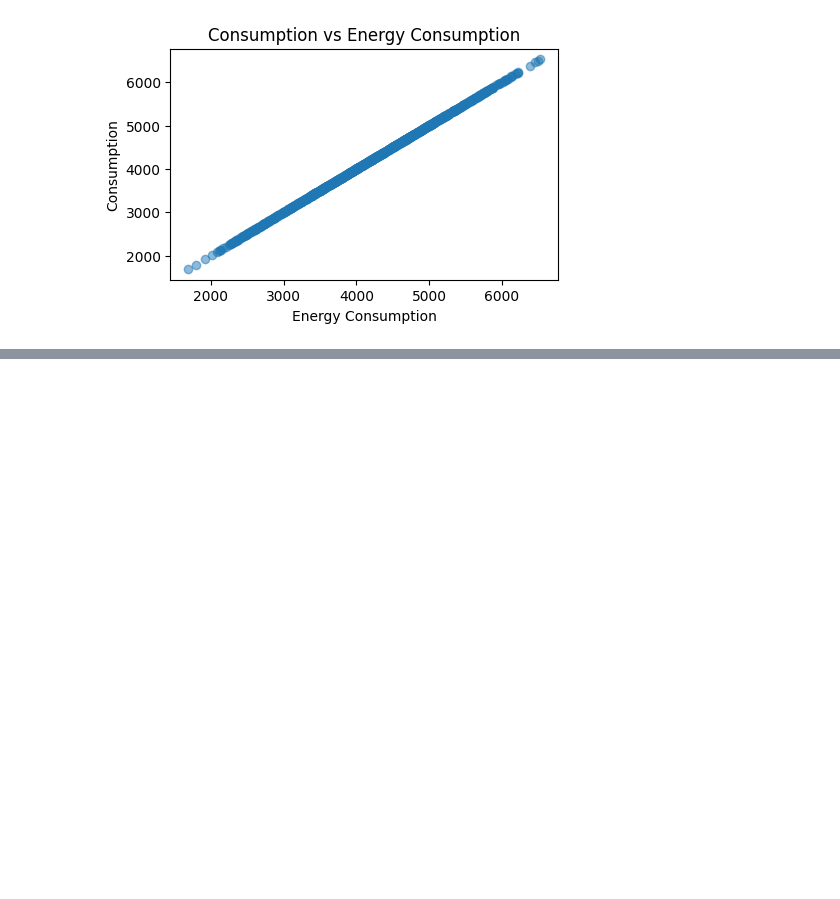
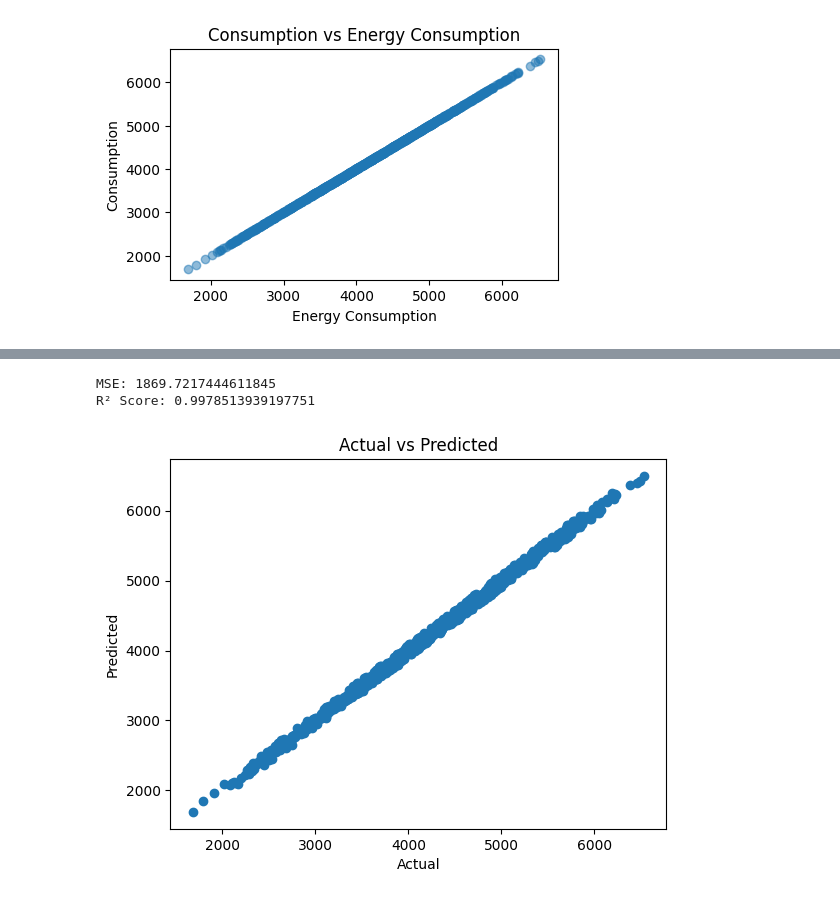
Before and after one commit to Yamm23/Learning-Macine-Learning, a Jupyter notebook: EnergyConsumption.ipynb, the cells around one changed output, grey strips where cells are left out. Cells and saved outputs as stored; diff of their text form; code cells hidden in the pictures; blank space fills up the shorter version.

Commit message:
Just trained a model, more adjustment on the way.

```diff
--- a/EnergyConsumption.ipynb
+++ b/EnergyConsumption.ipynb
@@ -47,5 +50,6 @@ plt.show()
 # %% [output]
 [figure]
 # %%
-data = df.drop(['Average Temperature', 'Day of Week'], axis=1)
+train_data = df_train.drop(['Average Temperature', 'Day of Week'], axis=1)
+test_data = df_train.drop(['Average Temperature', 'Day of Week'], axis=1)
 # %%
@@ -79,0 +81,9 @@ y = df['Energy Consumption']
+# %%
+X_train = train_data.drop('Energy Consumption',axis = 1)
+y_train = train_data['Energy Consumption']
+X_test = test_data.drop('Energy Consumption',axis = 1)
+y_test = test_data['Energy Consumption']
+# %%
+from sklearn.linear_model import LinearRegression
+model = LinearRegression()
+model.fit(X_train,y_train)
@@ -79,0 +92,3 @@ y = df['Energy Consumption']
+# %%
+prediction = model.predict(X_test)
+prediction
@@ -79,0 +113,18 @@ y = df['Energy Consumption']
+# %%
+from sklearn.metrics import mean_squared_error, r2_score
+
+print('MSE:', mean_squared_error(y_test, prediction))
+print('R² Score:', r2_score(y_test, prediction))
+# %% [output]
+MSE: 1869.7217444611845
+R² Score: 0.9978513939197751
+# %%
+import matplotlib.pyplot as plt
+
+plt.scatter(y_test, prediction)
+plt.xlabel("Actual")
+plt.ylabel("Predicted")
+plt.title("Actual vs Predicted")
+plt.show()
+# %% [output]
+[figure, added]
```
Also changed, not shown: parts of 10 cells of this notebook.
